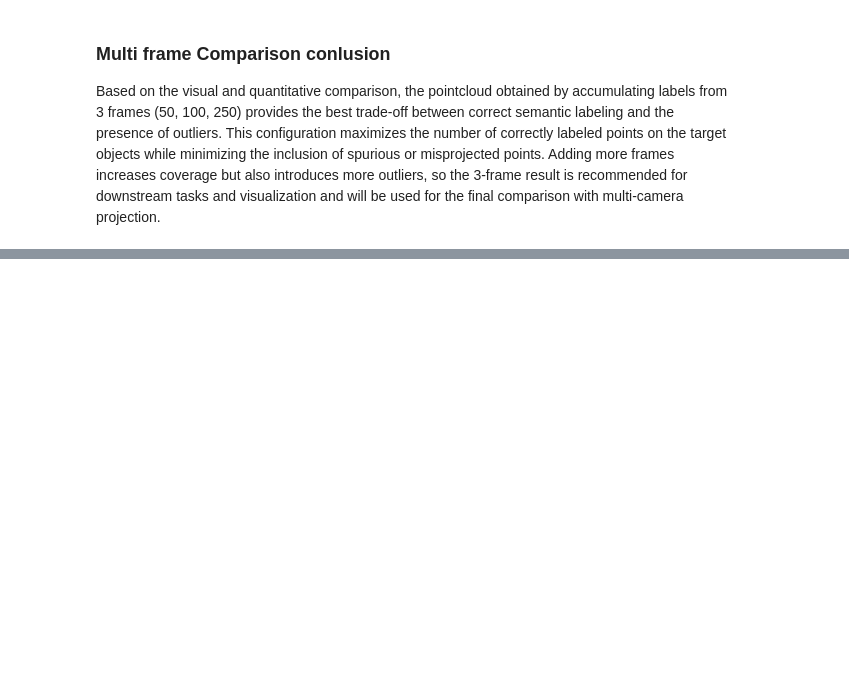
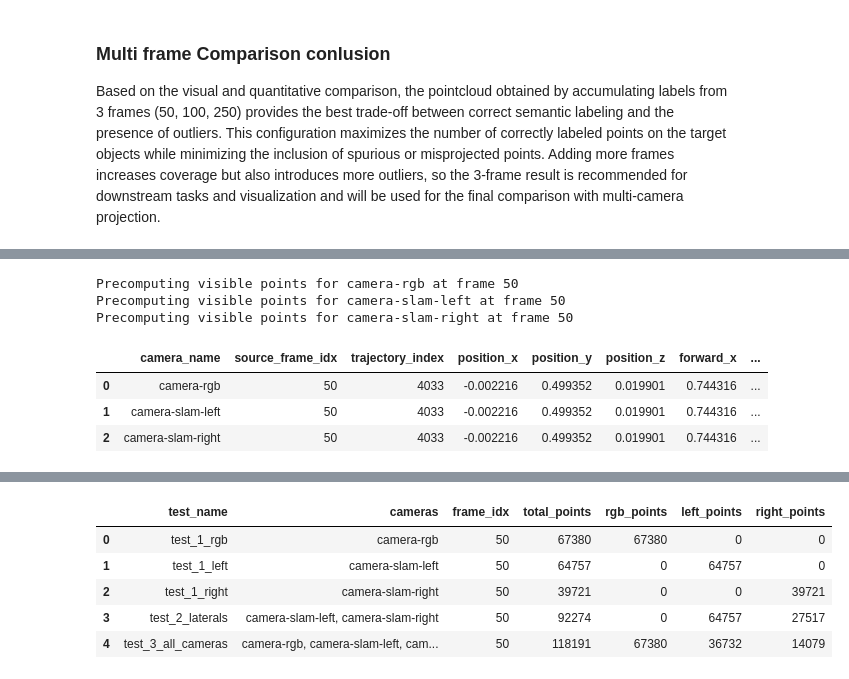
Before and after one commit to GianMalvisi/AriaGen1, a Jupyter notebook: notebooks/08_labeling_comparison.ipynb, the cells around one changed output, grey strips where cells are left out. Cells and saved outputs as stored; diff of their text form; code cells hidden in the pictures; blank space fills up the shorter version.

Commit message:
created camera comparison

```diff
--- a/notebooks/08_labeling_comparison.ipynb
+++ b/notebooks/08_labeling_comparison.ipynb
@@ -342,7 +341,7 @@ for key, labeled_pc in labeled_pointclouds.items():
 
     all_xyz = labeled_pc[['px_world', 'py_world', 'pz_world']].to_numpy(dtype=np.float32)
     all_labels = labeled_pc['semantic_label'].to_numpy()
-    all_colors = np.array([save_label_to_color.get(int(l), [180,180,180]) for l in all_labels], dtype=np.uint8)
+    all_colors = np.array([save_label_to_color.get(int(l), [180, 180, 180]) for l in all_labels], dtype=np.uint8)
 
     # Compose structured array for the .ply format
     vertex = np.empty(all_xyz.shape[0], dtype=[('x', 'f4'), ('y', 'f4'), ('z', 'f4'), ('red', 'u1'), ('green', 'u1'), ('blue', 'u1'), ('label', 'u1')])
@@ -354,11 +353,14 @@ for key, labeled_pc in labeled_pointclouds.items():
     vertex['blue'] = all_colors[:, 2]
     vertex['label'] = all_labels.astype(np.uint8)
 
-    # Write to disk
+    # Write to disk only if the file does not already exist
+    out_path = os.path.join(pcd_dir, f"pointcloud_{key}.ply")
+    if os.path.exists(out_path):
+        print(f"Skipping existing file: {out_path}")
+        continue
+
     ply = PlyData([PlyElement.describe(vertex, 'vertex')], text=True)
-    out_path = os.path.join(pcd_dir, f"pointcloud_{key}.ply")
     ply.write(out_path)
-
     print(f"Saved: {out_path}")
 # %% [output]
 Exporting pointcloud: frames_50_100_250 ...
@@ -419,0 +620,61 @@ Based on the visual and quantitative comparison, the pointcloud obtained by accu
+# %%
+comparison_frame_idx = 50
+comparison_cameras = ["camera-rgb", "camera-slam-left", "camera-slam-right"]
+camera_tests = OrderedDict([
+    ("test_1_rgb", ["camera-rgb"]),
+    ("test_1_left", ["camera-slam-left"]),
+    ("test_1_right", ["camera-slam-right"]),
+    ("test_2_laterals", ["camera-slam-left", "camera-slam-right"]),
+    ("test_3_all_cameras", ["camera-rgb", "camera-slam-left", "camera-slam-right"]),
+])
+
+# Output directory for the multi-camera comparison pointclouds.
+mc_pcd_dir = os.path.join('..', 'data', 'outputs', 'segmentation', 'kettle_and_forklift', 'pointclouds', 'multi_camera_comparison')
+os.makedirs(mc_pcd_dir, exist_ok=True)
+
+precomputed_visible_clouds = {}
+pose_cache_mc = {}
+pose_summary_rows = []
+
+for camera_name in comparison_cameras:
+    print(f"Precomputing visible points for {camera_name} at frame {comparison_frame_idx}")
+    pose_row = get_pose_for_camera_frame(comparison_frame_idx, camera_name, pose_cache=pose_cache_mc)
+    pose_summary_rows.append(camera_pose_summary(pose_row, camera_name, comparison_frame_idx))
+    precomputed_visible_clouds[camera_name] = build_visible_cloud_for_camera(
+        comparison_frame_idx,
+        camera_name,
+        pose_cache=pose_cache_mc,
+    )
+
+pose_summary_df = pd.DataFrame(pose_summary_rows)
+display(pose_summary_df[['camera_name', 'source_frame_idx', 'trajectory_index', 'position_x', 'position_y', 'position_z', 'forward_x', 'forward_y', 'forward_z']])
+
+# Build and save all comparison pointclouds.
+multi_camera_pointclouds = {}
+comparison_summary_rows = []
+
+for test_name, camera_names in camera_tests.items():
+    print(f"Building pointcloud for {test_name}: {camera_names}")
+    pointcloud_df = build_pointcloud_for_camera_set(camera_names, precomputed_visible_clouds)
+    multi_camera_pointclouds[test_name] = pointcloud_df
+
+    summary_row = summarize_camera_pointcloud(pointcloud_df)
+    summary_row['test_name'] = test_name
+    summary_row['cameras'] = ', '.join(camera_names)
+    summary_row['frame_idx'] = comparison_frame_idx
+    comparison_summary_rows.append(summary_row)
+
+    out_path = os.path.join(mc_pcd_dir, f"pointcloud_{test_name}.ply")
+    save_pointcloud_if_missing(pointcloud_df, out_path)
+    print(f"Finished {test_name} with {len(pointcloud_df)} points.")
+
+comparison_summary_df = pd.DataFrame(comparison_summary_rows)
+display(comparison_summary_df[['test_name', 'cameras', 'frame_idx', 'total_points', 'rgb_points', 'left_points', 'right_points']])
+# %% [output]
+Precomputing visible points for camera-rgb at frame 50
+Precomputing visible points for camera-slam-left at frame 50
+Precomputing visible points for camera-slam-right at frame 50
+|  | camera_name | source_frame_idx | trajectory_index | position_x | position_y | position_z | forward_x | ... |
+| 0 | camera-rgb | 50 | 4033 | -0.002216 | 0.499352 | 0.019901 | 0.744316 | ... |
+| 1 | camera-slam-left | 50 | 4033 | -0.002216 | 0.499352 | 0.019901 | 0.744316 | ... |
+| 2 | camera-slam-right | 50 | 4033 | -0.002216 | 0.499352 | 0.019901 | 0.744316 | ... |
@@ -419,0 +696,6 @@ Based on the visual and quantitative comparison, the pointcloud obtained by accu
+|  | test_name | cameras | frame_idx | total_points | rgb_points | left_points | right_points |
+| 0 | test_1_rgb | camera-rgb | 50 | 67380 | 67380 | 0 | 0 |
+| 1 | test_1_left | camera-slam-left | 50 | 64757 | 0 | 64757 | 0 |
+| 2 | test_1_right | camera-slam-right | 50 | 39721 | 0 | 0 | 39721 |
+| 3 | test_2_laterals | camera-slam-left, camera-slam-right | 50 | 92274 | 0 | 64757 | 27517 |
+| 4 | test_3_all_cameras | camera-rgb, camera-slam-left, cam... | 50 | 118191 | 67380 | 36732 | 14079 |
```
Also changed, not shown: parts of 10 cells of this notebook.
